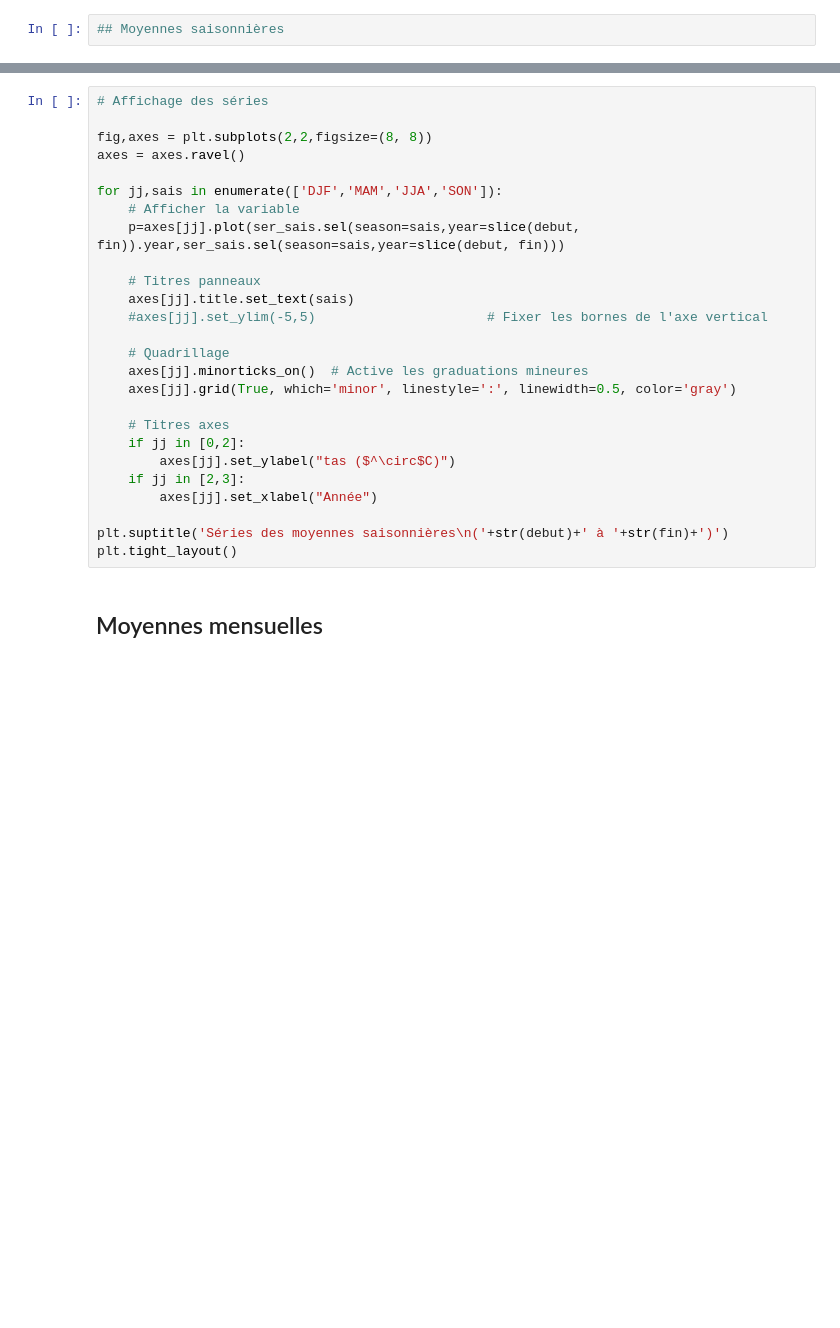
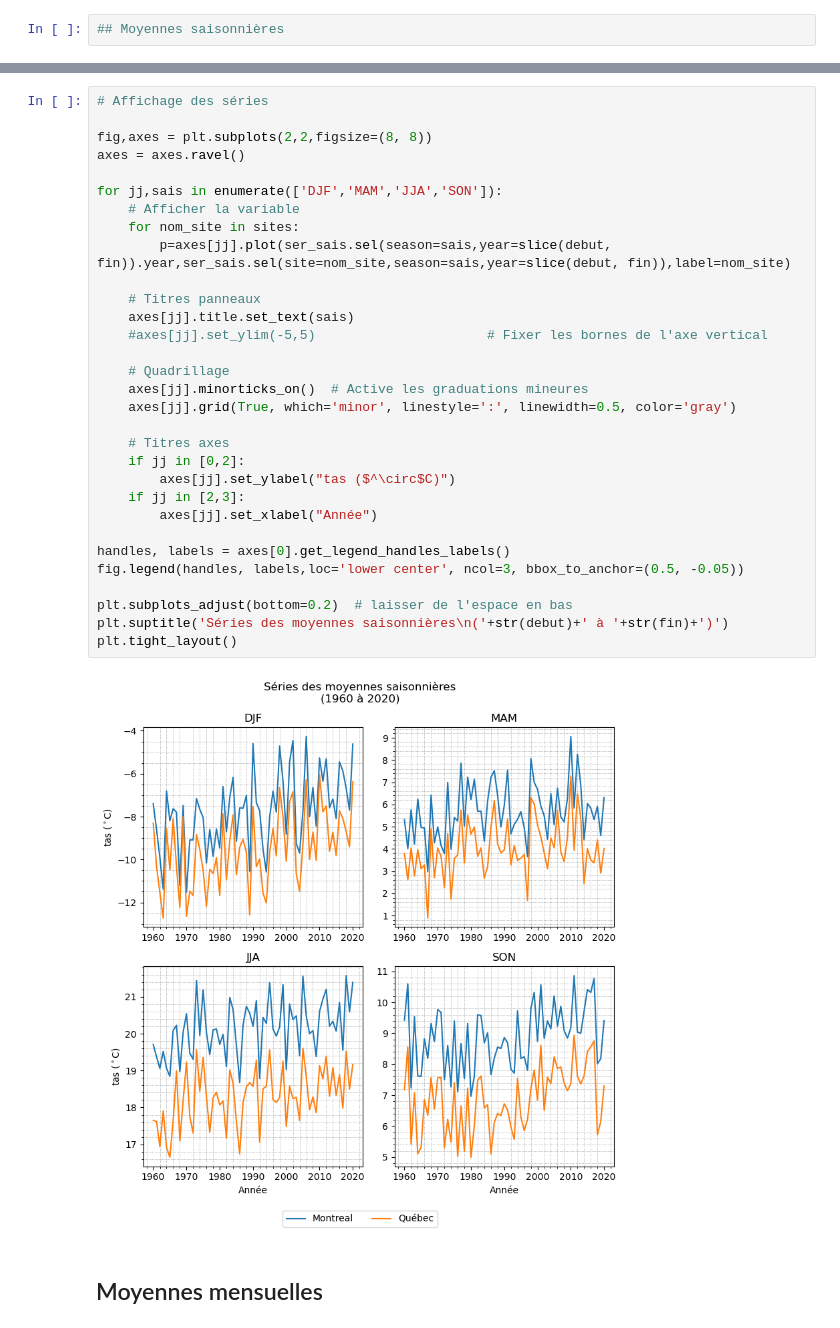
Before and after one commit to Ouranosinc/LabSc, a Jupyter notebook: labsc-notebooks/ERA5_series_moy_ann_sais_mens.ipynb, the cells around one changed output, grey strips where cells are left out. Cells and saved outputs as stored; diff of their text form; blank space fills up the shorter version.

```diff
--- a/labsc-notebooks/ERA5_series_moy_ann_sais_mens.ipynb
+++ b/labsc-notebooks/ERA5_series_moy_ann_sais_mens.ipynb
@@ -273,29 +326,36 @@ ser_sais
 # %%
 # Affichage des séries
 
 fig,axes = plt.subplots(2,2,figsize=(8, 8))
 axes = axes.ravel()
 
 for jj,sais in enumerate(['DJF','MAM','JJA','SON']):
     # Afficher la variable
-    p=axes[jj].plot(ser_sais.sel(season=sais,year=slice(debut, fin)).year,ser_sais.sel(season=sais,year=slice(debut, fin)))
+    for nom_site in sites:
+        p=axes[jj].plot(ser_sais.sel(season=sais,year=slice(debut, fin)).year,ser_sais.sel(site=nom_site,season=sais,year=slice(debut, fin)),label=nom_site)
 
     # Titres panneaux
     axes[jj].title.set_text(sais)
     #axes[jj].set_ylim(-5,5)                      # Fixer les bornes de l'axe vertical
 
     # Quadrillage
     axes[jj].minorticks_on()  # Active les graduations mineures
     axes[jj].grid(True, which='minor', linestyle=':', linewidth=0.5, color='gray')
 
     # Titres axes
     if jj in [0,2]:
         axes[jj].set_ylabel("tas ($^\circ$C)")
     if jj in [2,3]:
         axes[jj].set_xlabel("Année")
 
+handles, labels = axes[0].get_legend_handles_labels()
+fig.legend(handles, labels,loc='lower center', ncol=3, bbox_to_anchor=(0.5, -0.05))
+
+plt.subplots_adjust(bottom=0.2)  # laisser de l'espace en bas
 plt.suptitle('Séries des moyennes saisonnières\n('+str(debut)+' à '+str(fin)+')')
 plt.tight_layout()
+# %% [output]
+[figure, added]
 # %% [markdown]
 ## Moyennes mensuelles
 # %%
```
Also changed, not shown: parts of 9 cells of this notebook, 1 other file.
